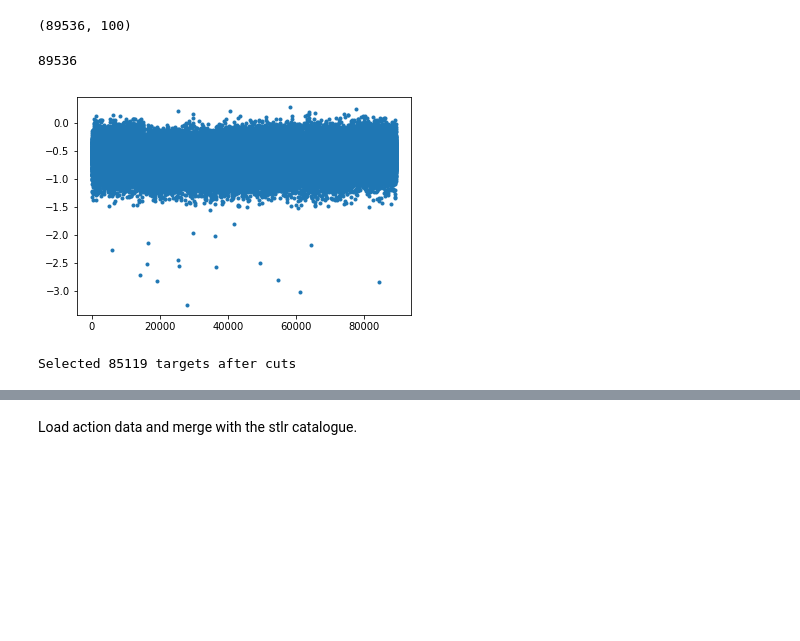
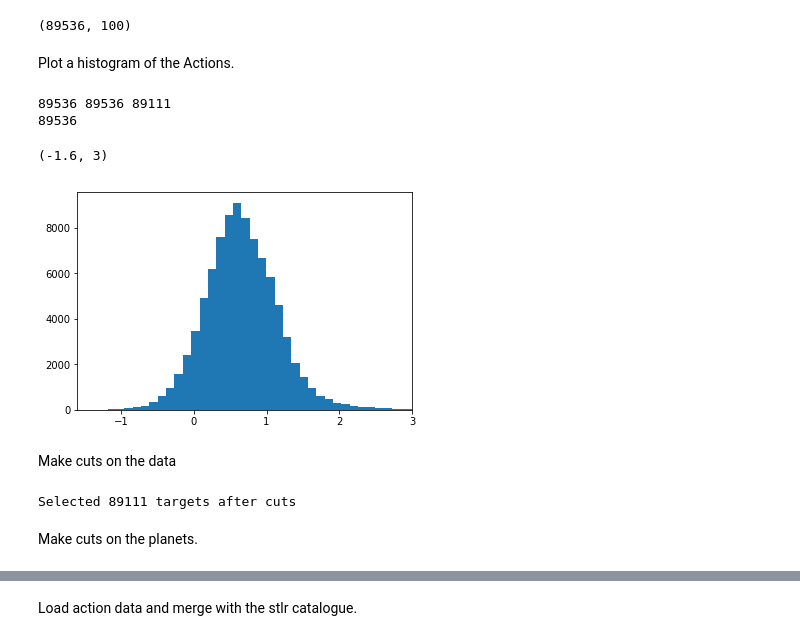
Before and after one commit to RuthAngus/SweetPotato, a Jupyter notebook: code/exopops/action_occurrence.ipynb, the cells around one changed output, grey strips where cells are left out. Saved outputs shown, nothing was run; the diff lists cells and outputs as text; code cells hidden in the pictures; blank space fills up the shorter version.

```diff
--- a/code/exopops/action_occurrence.ipynb
+++ b/code/exopops/action_occurrence.ipynb
@@ -61,16 +61,28 @@ jz_rng = (-10, 10)
 # %% [output]
 (89536, 100)
-# %%
-plt.plot(np.arange(len(stlr.Jz)), stlr.Jz, ".")
-print(len(stlr.Jz.values))
-#print(stlr.Jz.values)
-# %% [output]
-89536
-[figure, removed]
+# %% [markdown]
+Plot a histogram of the Actions.
+# %%
+m = np.isfinite(stlr.Jz.values)
+m2 = (jz_rng[0] <= stlr.Jz) & (stlr.Jz <= jz_rng[1])
+print(len(stlr.Jz.values), len(stlr.Jz.values[m]), len(stlr.Jz.values[m2]))
+#plt.plot(np.arange(len(stlr.Jz.values[m])), stlr.Jz.values[m], ".")
+plt.hist(stlr.Jz.values[m], 100)
+print(len(stlr.Jz.values))
+plt.xlim(jz_rng)
+#print(stlr.Jz.values)
+# %% [output]
+89536 89536 89111
+89536
+(-1.6, 3)
+[figure, added]
+# %% [markdown]
+Make cuts on the data
 # %%
 # Select G and K dwarfs.
 m = (teff_rng[0] <= stlr.teff) & (stlr.teff <= teff_rng[1])
-m = (jz_rng[0] <= stlr.Jz) & (stlr.Jz <= jz_rng[1])
+m &= (jz_rng[0] <= stlr.Jz) & (stlr.Jz <= jz_rng[1])
+m &= np.isfinite(stlr.Jz)
 m &= stlr.radius <= 1.15
 
 # Only include stars with sufficient data coverage.
@@ -86,7 +98,9 @@ stlr = pd.DataFrame(stlr[m])
 
 print("Selected {0} targets after cuts".format(len(stlr)))
 # %% [output]
-Selected 85119 targets after cuts
+Selected 89111 targets after cuts
+# %% [markdown]
+Make cuts on the planets.
 # %%
 kois = get_catalog("q1_q16_koi")
 
```
Also changed, not shown: parts of 25 cells of this notebook, 11 other files.
